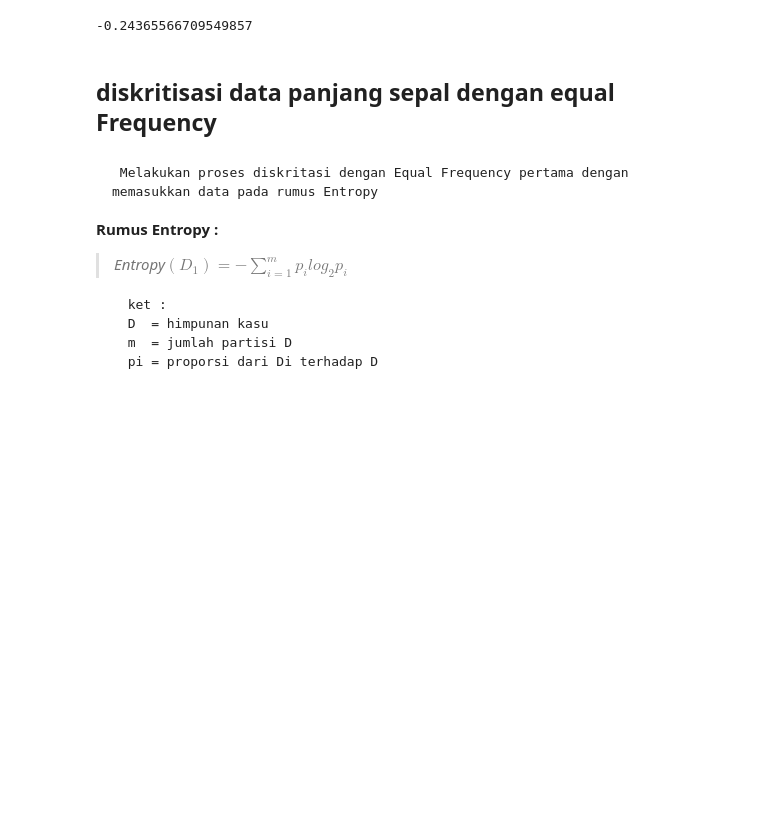
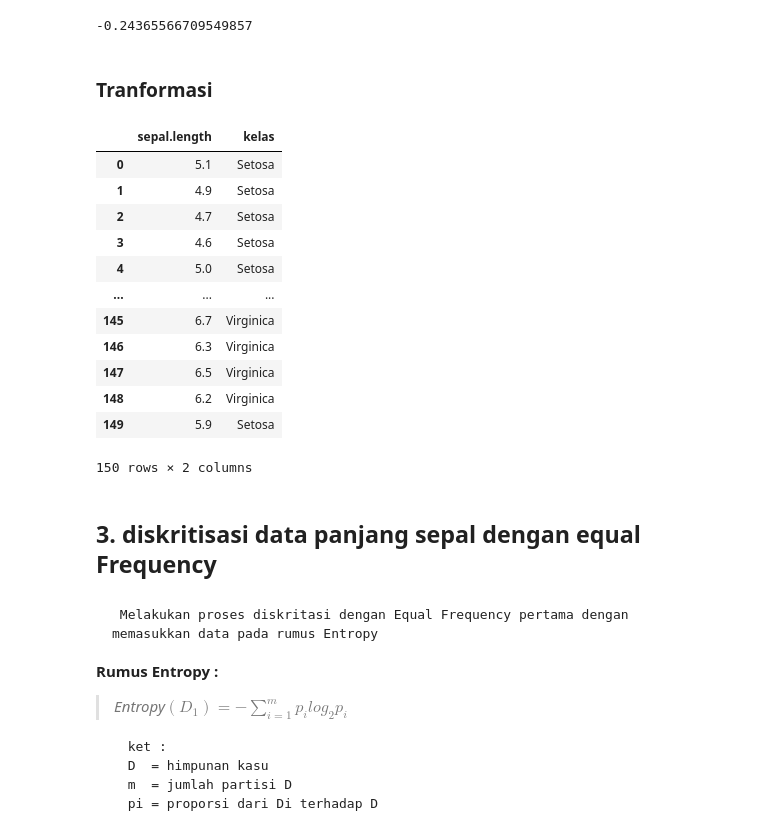
Before and after one commit to LALA09-erha/datamining, a Jupyter notebook: _sources/notebooks.ipynb, the cells around one changed output. Saved outputs shown, nothing was run; the diff lists cells and outputs as text; code cells hidden in the pictures; blank space fills up the shorter version.

````diff
--- a/_sources/notebooks.ipynb
+++ b/_sources/notebooks.ipynb
@@ -398,8 +395,35 @@ gain_width = jumlah_data_width - infoa_width
 gain_width
 # %% [output]
 -0.24365566709549857
+# %% [markdown]
+### **Tranformasi**
+# %%
+data_sepal_width = []
+for i in data['sepal.length']:
+  if(i < middle_width):
+    data_sepal_width.append([i,'Setosa'])
+  elif(i==middle_width):
+    data_sepal_width.append([i,'Versicolor'])
+  elif(i> middle_width):
+    data_sepal_width.append([i,'Virginica'])
+tf = pd.DataFrame(data=data_sepal_width,columns=['sepal.length','kelas'])
+tf
+# %% [output]
+|  | sepal.length | kelas |
+| 0 | 5.1 | Setosa |
+| 1 | 4.9 | Setosa |
+| 2 | 4.7 | Setosa |
+| 3 | 4.6 | Setosa |
+| 4 | 5.0 | Setosa |
+| ... | ... | ... |
+| 145 | 6.7 | Virginica |
+| 146 | 6.3 | Virginica |
+| 147 | 6.5 | Virginica |
+| 148 | 6.2 | Virginica |
+| 149 | 5.9 | Setosa |
+150 rows × 2 columns
 # %% [markdown]
-## **diskritisasi data panjang sepal dengan equal Frequency**
+## **3. diskritisasi data panjang sepal dengan equal Frequency**
 # %% [markdown]
 ```
  Melakukan proses diskritasi dengan Equal Frequency pertama dengan memasukkan data pada rumus Entropy
````
Also changed, not shown: parts of 12 cells of this notebook, 2 other files.
